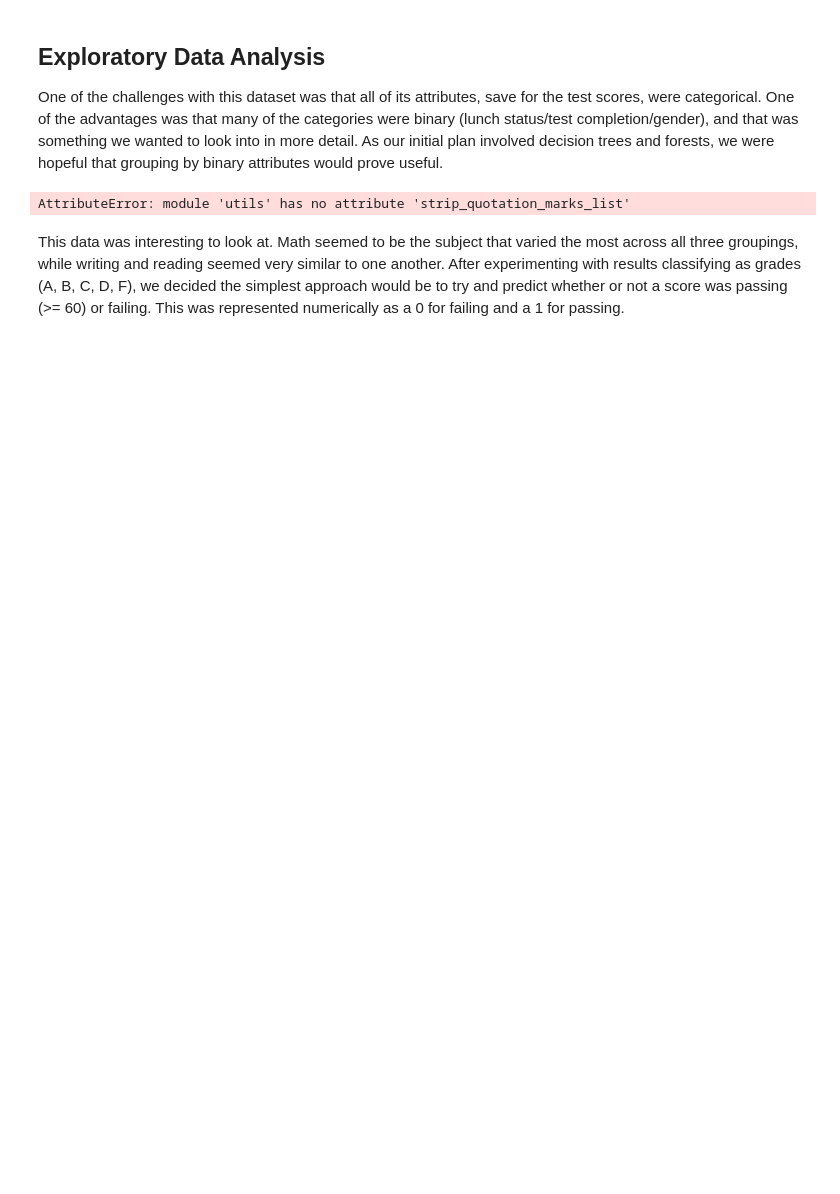
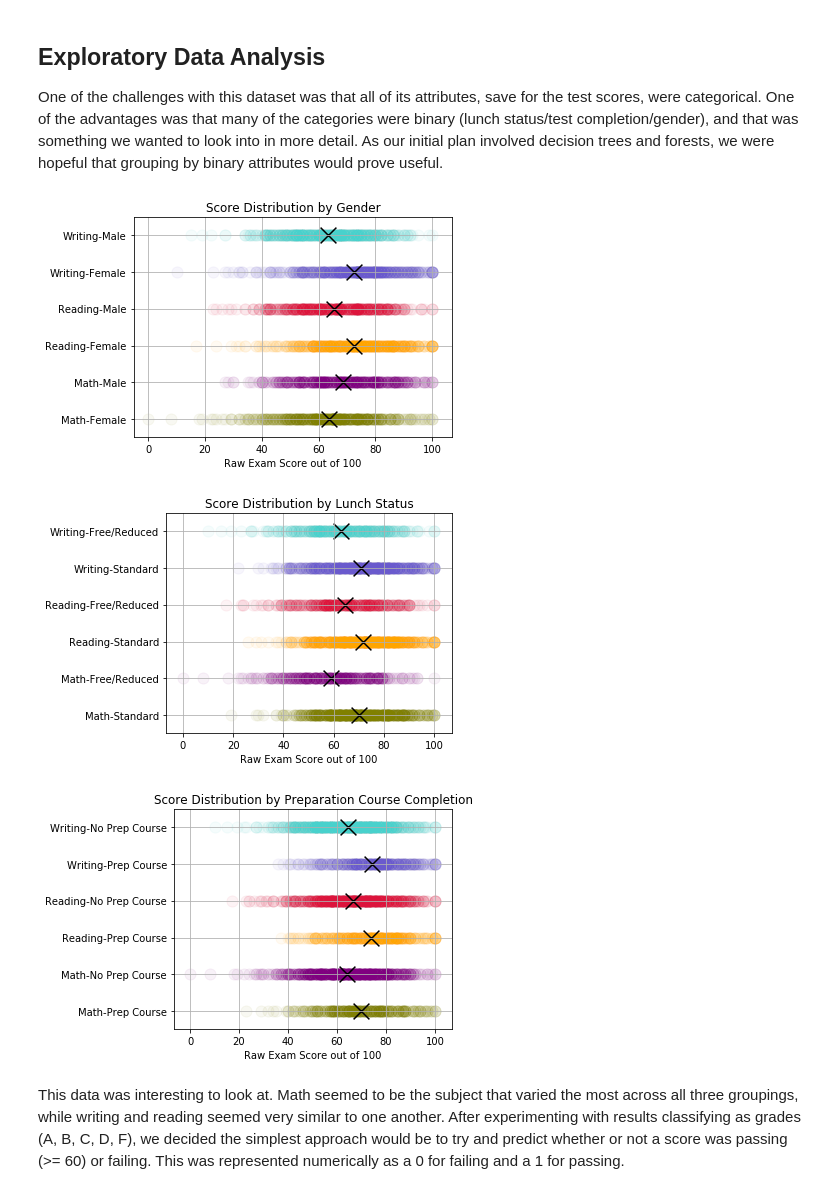
Before and after one commit to angelalrae/CPSC310-StudentsPerformance, a Jupyter notebook: Alli Addition.ipynb, the cells around one changed output. Saved outputs shown, nothing was run; the diff lists cells and outputs as text; code cells hidden in the pictures; blank space fills up the shorter version.

```diff
--- a/Alli Addition.ipynb
+++ b/Alli Addition.ipynb
@@ -14,15 +14,14 @@ def make_dot_chart(table, s_att, s_ops, s_labels, chart_title):
     '''
     title = "Score Distribution by " + chart_title
     fname = chart_title.lower().replace(' ', '_') + '_plot.pdf'
+    m1 = [int(x[-3].strip('"')) for x in table if x[s_att].strip('"') == s_ops[0]]
+    m2 = [int(x[-3].strip('"')) for x in table if x[s_att].strip('"') == s_ops[1]]
 
-    m1 = [int(x[-3].strip('"')) for x in table if x[s_att] == s_ops[0]]
-    m2 = [int(x[-3].strip('"')) for x in table if x[s_att] == s_ops[1]]
+    r1 = [int(x[-2].strip('"')) for x in table if x[s_att].strip('"') == s_ops[0]]
+    r2 = [int(x[-2].strip('"')) for x in table if x[s_att].strip('"') == s_ops[1]]
 
-    r1 = [int(x[-2].strip('"')) for x in table if x[s_att] == s_ops[0]]
-    r2 = [int(x[-2].strip('"')) for x in table if x[s_att] == s_ops[1]]
-
-    w1 = [int(x[-1].strip('"')) for x in table if x[s_att] == s_ops[0]]
-    w2 = [int(x[-1].strip('"')) for x in table if x[s_att] == s_ops[1]]
+    w1 = [int(x[-1].strip('"')) for x in table if x[s_att].strip('"') == s_ops[0]]
+    w2 = [int(x[-1].strip('"')) for x in table if x[s_att].strip('"') == s_ops[1]]
 
     gps = [m1, m2, r1, r2, w1, w2]
     y_vals = [[y + 1 for i in range(len(group))] for y, group in enumerate(gps)]
@@ -49,12 +48,14 @@ def make_dot_chart(table, s_att, s_ops, s_labels, chart_title):
 # %%
 f = 'StudentsPerformance.csv'
 students = utils.read_table(f)
 h = students[0]
-s = utils.strip_quotation_marks_list(students[1:])
-# make_dot_chart(s, 0, ['female', 'male'], ["Female", "Male"], "Gender")
-# make_dot_chart(s, 3, ['standard', 'free/reduced'], ["Standard", "Free/Reduced"], "Lunch Status")
-# make_dot_chart(s, 4, ['completed', 'none'], ["Prep Course", "No Prep Course"], "Preparation Course Completion")
+s = students[1:]
+make_dot_chart(s, 0, ['female', 'male'], ["Female", "Male"], "Gender")
+make_dot_chart(s, 3, ['standard', 'free/reduced'], ["Standard", "Free/Reduced"], "Lunch Status")
+make_dot_chart(s, 4, ['completed', 'none'], ["Prep Course", "No Prep Course"], "Preparation Course Completion")
 # %% [output]
-AttributeError: module 'utils' has no attribute 'strip_quotation_marks_list'
+[figure, added]
+[figure, added]
+[figure, added]
 # %% [markdown]
 This data was interesting to look at. Math seemed to be the subject that varied the most across all three groupings, while writing and reading seemed very similar to one another. After experimenting with results classifying as grades (A, B, C, D, F), we decided the simplest approach would be to try and predict whether or not a score was passing (>= 60) or failing. This was represented numerically as a 0 for failing and a 1 for passing.
```
Also changed, not shown: parts of 1 cell of this notebook, 2 other files.
